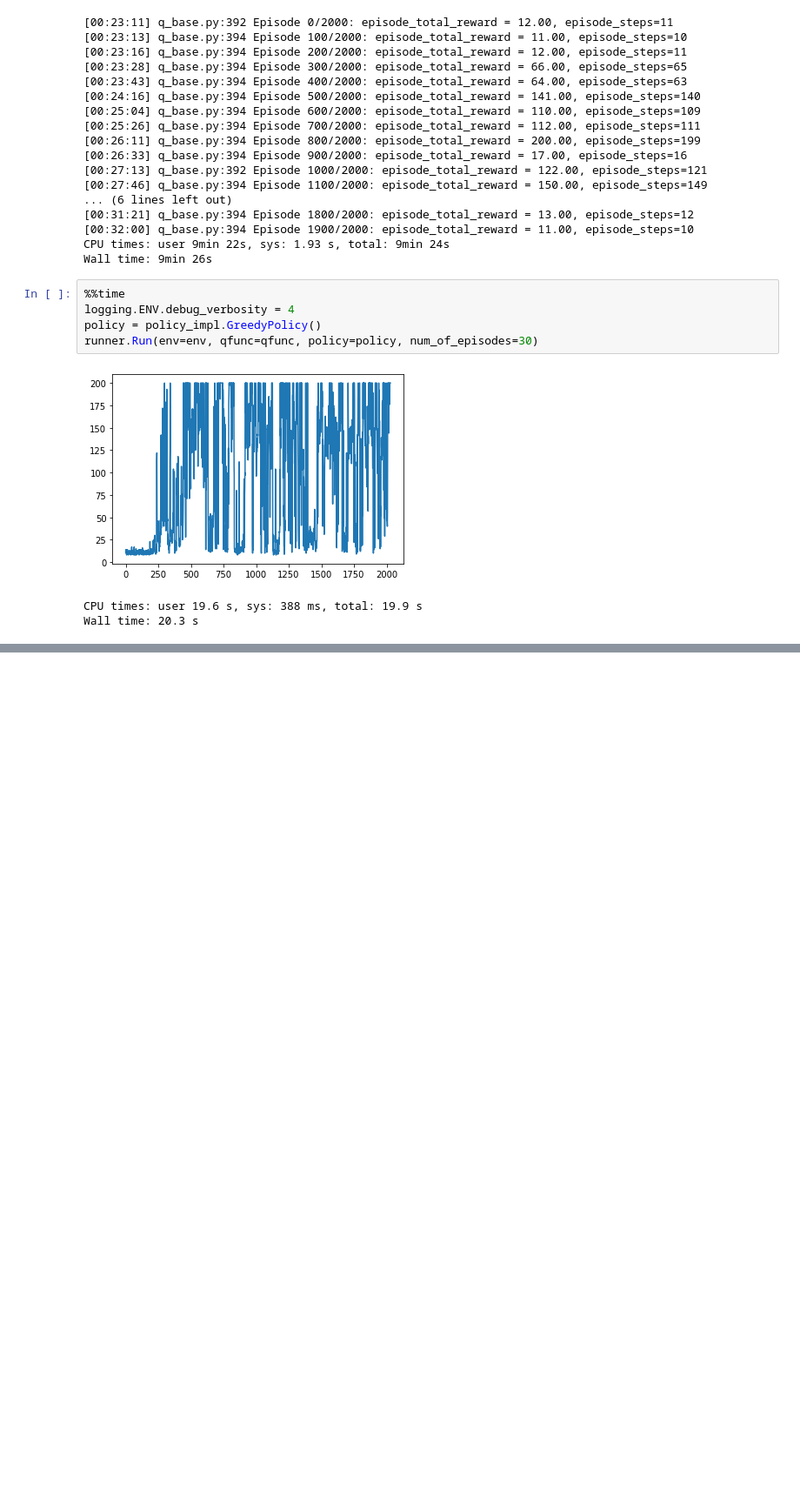
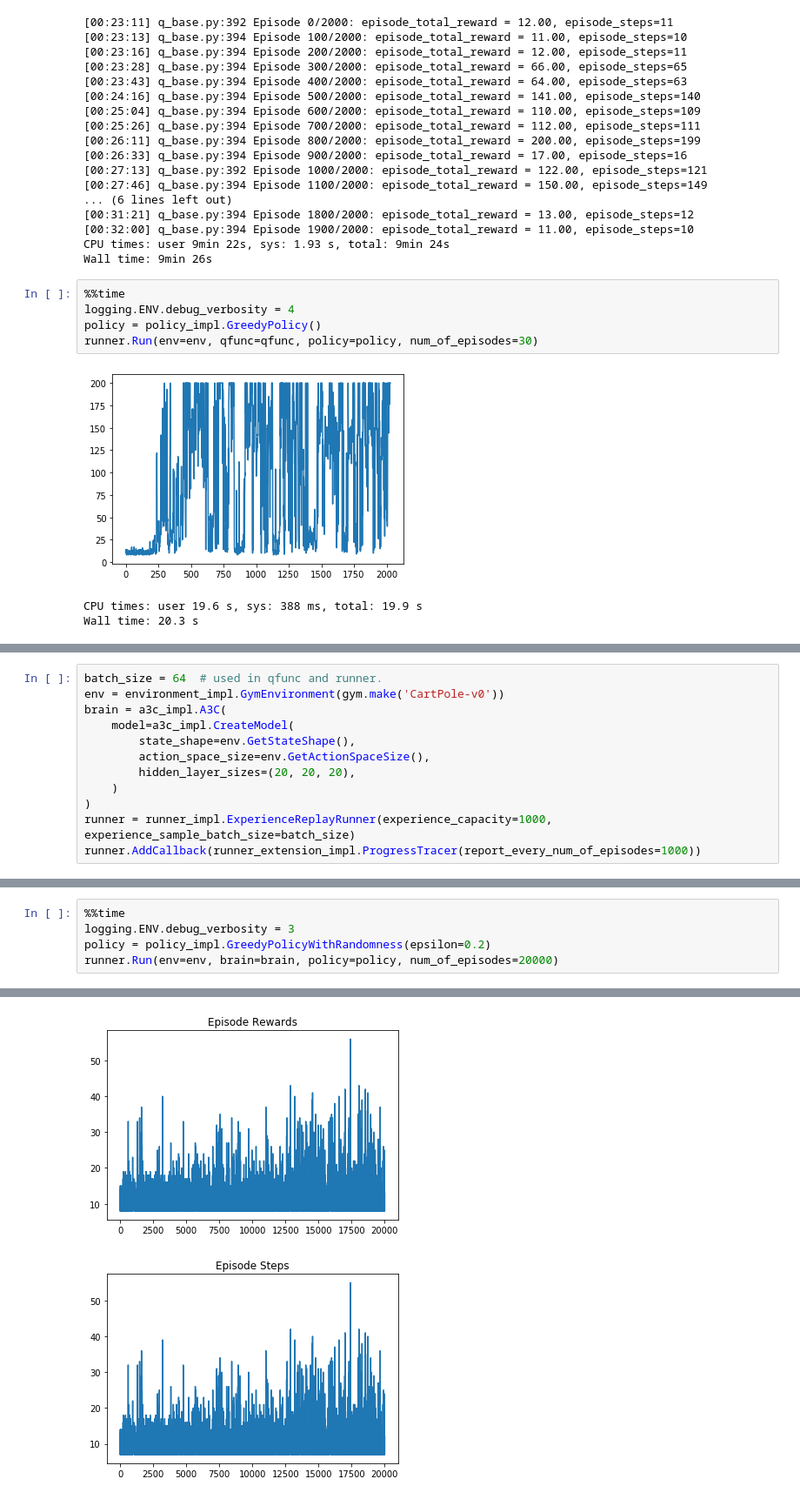
Before and after one commit to ChihChiu29/deep_learning, a Jupyter notebook: notebooks/new_learning/cartpole_v0.ipynb, the cells around one changed output, grey strips where cells are left out. Shown at 87% size. Drawn from its saved outputs; the diff is of its cells as text; blank space fills up the shorter version.

```diff
--- a/notebooks/new_learning/cartpole_v0.ipynb
+++ b/notebooks/new_learning/cartpole_v0.ipynb
@@ -201,0 +209,12 @@ Wall time: 20.3 s
+# %%
+batch_size = 64  # used in qfunc and runner.
+env = environment_impl.GymEnvironment(gym.make('CartPole-v0'))
+brain = a3c_impl.A3C(
+    model=a3c_impl.CreateModel(
+        state_shape=env.GetStateShape(),
+        action_space_size=env.GetActionSpaceSize(),
+        hidden_layer_sizes=(20, 20, 20),
+    )
+)
+runner = runner_impl.ExperienceReplayRunner(experience_capacity=1000, experience_sample_batch_size=batch_size)
+runner.AddCallback(runner_extension_impl.ProgressTracer(report_every_num_of_episodes=1000))
@@ -201,0 +223,6 @@ Wall time: 20.3 s
+# %%
+%%time
+logging.ENV.debug_verbosity = 3
+policy = policy_impl.GreedyPolicyWithRandomness(epsilon=0.2)
+runner.Run(env=env, brain=brain, policy=policy, num_of_episodes=20000)
+# %% [output]
@@ -201,0 +246,2 @@ Wall time: 20.3 s
+[figure, added]
+[figure, added]
```
Also changed, not shown: parts of 5 cells of this notebook, 3 other files.
